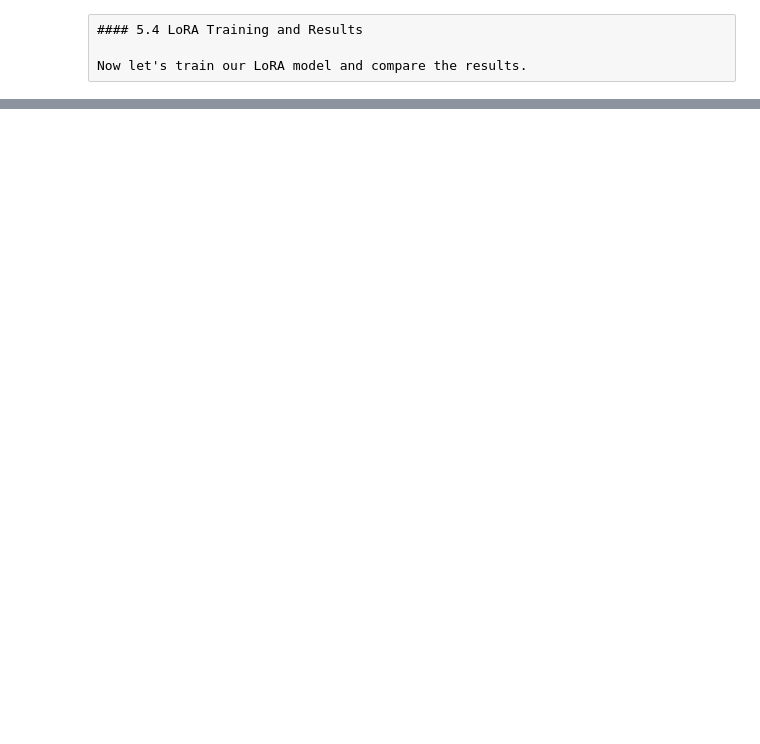
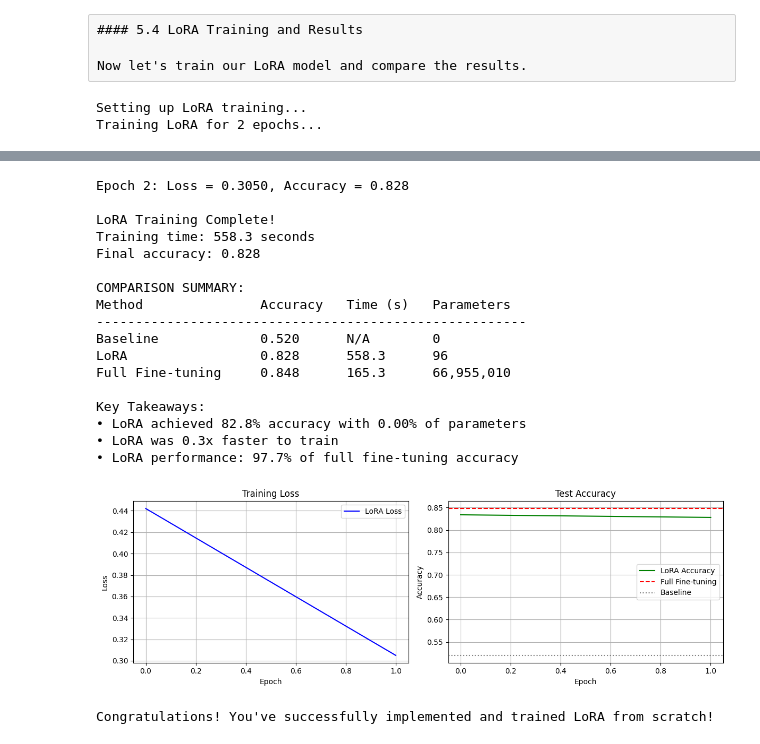
Before and after one commit to kylerywang/ml-notebooks, a Jupyter notebook: lora_tutorial.ipynb, the cells around one changed output, grey strips where cells are left out. Drawn from its saved outputs; the diff is of its cells as text; code cells hidden in the pictures; blank space fills up the shorter version.

```diff
--- a/lora_tutorial.ipynb
+++ b/lora_tutorial.ipynb
@@ -89,7 +107,7 @@ print(f"loaded {len(train_dataset)} training samples and {len(test_dataset)} tes
 
 # look at a few examples
 print("\nSample reviews:")
-for i in range(2):
+for i in range(5):
     review = train_dataset[i]
     label = "Positive" if review["label"] == 1 else "Negative"
     text_preview = review["text"][:100] + "..." if len(review["text"]) > 100 else review["text"]
@@ -417,7 +427,7 @@ def apply_lora_to_distilbert(model, rank=16):
     lora_param_count = 0
 
     # Apply LoRA to each transformer layer's attention
-    for layer_idx, transformer_layer in enumerate(model.transformer.layer):
+    for layer_idx, transformer_layer in enumerate(model.distilbert.transformer.layer):
         attention = transformer_layer.attention
 
         print(f"\nLayer {layer_idx}:")
@@ -450,12 +460,9 @@ def apply_lora_to_distilbert(model, rank=16):
 
     return lora_params
 
-# Create a fresh DistilBERT model for LoRA
-print("Loading fresh DistilBERT for LoRA...")
-lora_model = DistilBertForSequenceClassification.from_pretrained(
-    'distilbert-base-uncased',
-    num_labels=2
-)
+# Use a copy of the baseline model for consistency
+print("Creating LoRA model from baseline...")
+lora_model = copy.deepcopy(baseline_model)
 
 # Apply LoRA
 lora_parameters = apply_lora_to_distilbert(lora_model, rank=16)
@@ -466,14 +491,6 @@ print(f"\nReady for LoRA training with {len(lora_parameters):,} trainable parame
 
 Now let's train our LoRA model and compare the results.
 # %%
-# Prepare data for LoRA training
-def tokenize_function(examples):
-    return tokenizer(examples['text'], truncation=True, padding=True, max_length=128)
-
-# Tokenize datasets
-tokenized_train = train_dataset.map(tokenize_function, batched=True)
-tokenized_test = test_dataset.map(tokenize_function, batched=True)
-
 # LoRA Training setup
 print("Setting up LoRA training...")
 
@@ -499,7 +516,9 @@ def train_lora_model(model, train_data, test_data, epochs=2):
 
         # Training
         for i in tqdm(range(0, len(train_data), 16), desc=f"Epoch {epoch+1}"):
-            batch = train_data[i:i+16]
+            # Get batch from original dataset
+            batch_indices = list(range(i, min(i+16, len(train_data))))
+            batch = [train_data[j] for j in batch_indices]
 
             # Prepare batch
             texts = [item['text'] for item in batch]
@@ -530,7 +549,10 @@ def train_lora_model(model, train_data, test_data, epochs=2):
 
         with torch.no_grad():
             for i in range(0, min(500, len(test_data)), 16):  # Quick eval
-                batch = test_data[i:i+16]
+                # Get batch from original dataset
+                batch_indices = list(range(i, min(i+16, len(test_data))))
+                batch = [test_data[j] for j in batch_indices]
+
                 texts = [item['text'] for item in batch]
                 labels = [item['label'] for item in batch]
 
@@ -552,9 +574,14 @@ def train_lora_model(model, train_data, test_data, epochs=2):
     training_time = time.time() - start_time
     return train_losses, test_accuracies, training_time
 
-# Train LoRA model
+# Train LoRA model (using original datasets)
+# Note: This implementation is slower than it should be due to:
+# 1. On-the-fly tokenization vs pre-tokenized data in full fine-tuning
+# 2. Custom training loop vs optimized Hugging Face Trainer
+# 3. Forward pass overhead (original computation + LoRA computation)
+# In practice, LoRA should be faster due to fewer parameters to update
 losses, accuracies, lora_time = train_lora_model(
-    lora_model, tokenized_train, tokenized_test, epochs=2
+    lora_model, train_dataset, test_dataset, epochs=2
 )
 
 # Final evaluation
@@ -603,3 +630,6 @@ plt.tight_layout()
 plt.show()
 
 print("\nCongratulations! You've successfully implemented and trained LoRA from scratch!")
+# %% [output]
+Setting up LoRA training...
+Training LoRA for 2 epochs...
@@ -605,0 +637,19 @@ print("\nCongratulations! You've successfully implemented and trained LoRA from
+Epoch 2: Loss = 0.3050, Accuracy = 0.828
+
+LoRA Training Complete!
+Training time: 558.3 seconds
+Final accuracy: 0.828
+
+COMPARISON SUMMARY:
+Method               Accuracy   Time (s)   Parameters
+-------------------------------------------------------
+Baseline             0.520      N/A        0
+LoRA                 0.828      558.3      96
+Full Fine-tuning     0.848      165.3      66,955,010
+
+Key Takeaways:
+• LoRA achieved 82.8% accuracy with 0.00% of parameters
+• LoRA was 0.3x faster to train
+• LoRA performance: 97.7% of full fine-tuning accuracy
+[figure, added]
+Congratulations! You've successfully implemented and trained LoRA from scratch!
```
Also changed, not shown: parts of 17 cells of this notebook, 4 other files.
